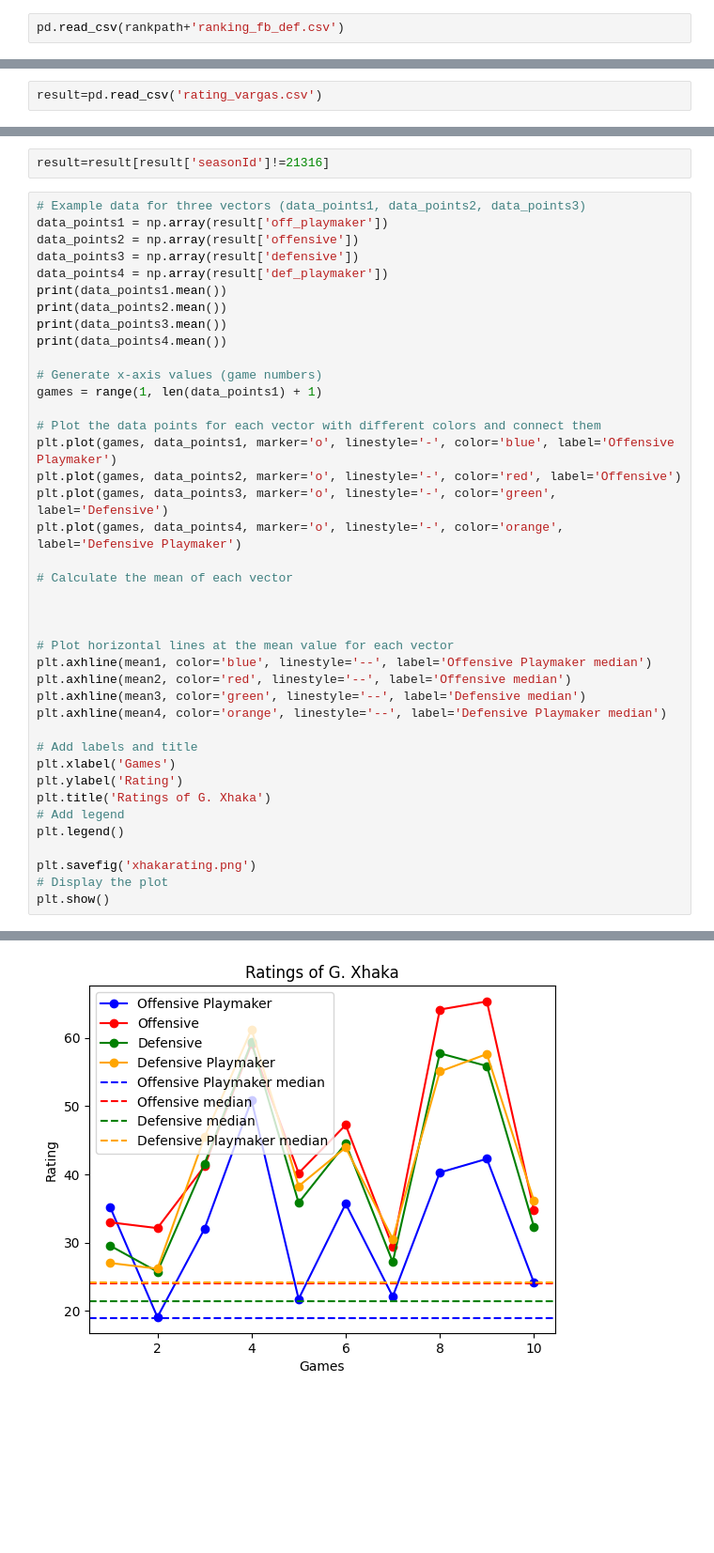
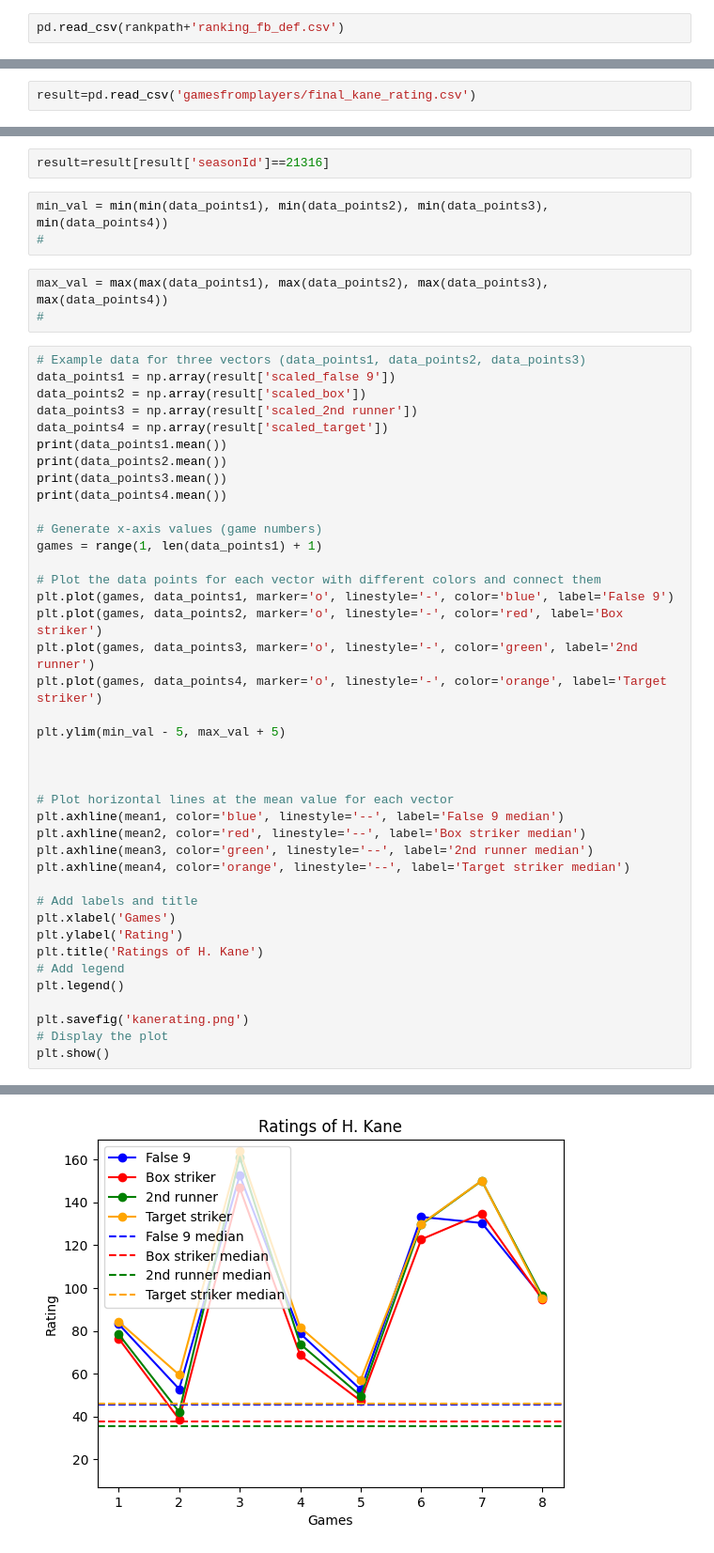
Before and after one commit to Rui1818/player_index, a Jupyter notebook: performances.ipynb, the cells around one changed output, grey strips where cells are left out. Shown at 94% size. Cells and saved outputs as stored; diff of their text form; blank space fills up the shorter version.

```diff
--- a/performances.ipynb
+++ b/performances.ipynb
@@ -50,2 +84,2 @@ print(mean4)
 # %%
-result=pd.read_csv('rating_vargas.csv')
+result=pd.read_csv('gamesfromplayers/final_kane_rating.csv')
@@ -52,11 +88,17 @@ result=pd.read_csv('rating_vargas.csv')
 # %%
-result=result[result['seasonId']!=21316]
+result=result[result['seasonId']==21316]
+# %%
+min_val = min(min(data_points1), min(data_points2), min(data_points3), min(data_points4))
+#
+# %%
+max_val = max(max(data_points1), max(data_points2), max(data_points3), max(data_points4))
+#
 # %%
 # Example data for three vectors (data_points1, data_points2, data_points3)
-data_points1 = np.array(result['off_playmaker'])
-data_points2 = np.array(result['offensive'])
-data_points3 = np.array(result['defensive'])
-data_points4 = np.array(result['def_playmaker'])
+data_points1 = np.array(result['scaled_false 9'])
+data_points2 = np.array(result['scaled_box'])
+data_points3 = np.array(result['scaled_2nd runner'])
+data_points4 = np.array(result['scaled_target'])
 print(data_points1.mean())
 print(data_points2.mean())
 print(data_points3.mean())
@@ -66,29 +108,29 @@ print(data_points4.mean())
 games = range(1, len(data_points1) + 1)
 
 # Plot the data points for each vector with different colors and connect them
-plt.plot(games, data_points1, marker='o', linestyle='-', color='blue', label='Offensive Playmaker')
-plt.plot(games, data_points2, marker='o', linestyle='-', color='red', label='Offensive')
-plt.plot(games, data_points3, marker='o', linestyle='-', color='green', label='Defensive')
-plt.plot(games, data_points4, marker='o', linestyle='-', color='orange', label='Defensive Playmaker')
+plt.plot(games, data_points1, marker='o', linestyle='-', color='blue', label='False 9')
+plt.plot(games, data_points2, marker='o', linestyle='-', color='red', label='Box striker')
+plt.plot(games, data_points3, marker='o', linestyle='-', color='green', label='2nd runner')
+plt.plot(games, data_points4, marker='o', linestyle='-', color='orange', label='Target striker')
 
-# Calculate the mean of each vector
+plt.ylim(min_val - 5, max_val + 5)
 
 
 
 # Plot horizontal lines at the mean value for each vector
-plt.axhline(mean1, color='blue', linestyle='--', label='Offensive Playmaker median')
-plt.axhline(mean2, color='red', linestyle='--', label='Offensive median')
-plt.axhline(mean3, color='green', linestyle='--', label='Defensive median')
-plt.axhline(mean4, color='orange', linestyle='--', label='Defensive Playmaker median')
+plt.axhline(mean1, color='blue', linestyle='--', label='False 9 median')
+plt.axhline(mean2, color='red', linestyle='--', label='Box striker median')
+plt.axhline(mean3, color='green', linestyle='--', label='2nd runner median')
+plt.axhline(mean4, color='orange', linestyle='--', label='Target striker median')
 
 # Add labels and title
 plt.xlabel('Games')
 plt.ylabel('Rating')
-plt.title('Ratings of G. Xhaka')
+plt.title('Ratings of H. Kane')
 # Add legend
 plt.legend()
 
-plt.savefig('xhakarating.png')
+plt.savefig('kanerating.png')
 # Display the plot
 plt.show()
 # %% [output]
@@ -99 +141 @@ plt.show()
-[figure, old version]
+[figure, new version]
```
Also changed, not shown: parts of 21 cells of this notebook, 13 other files.
